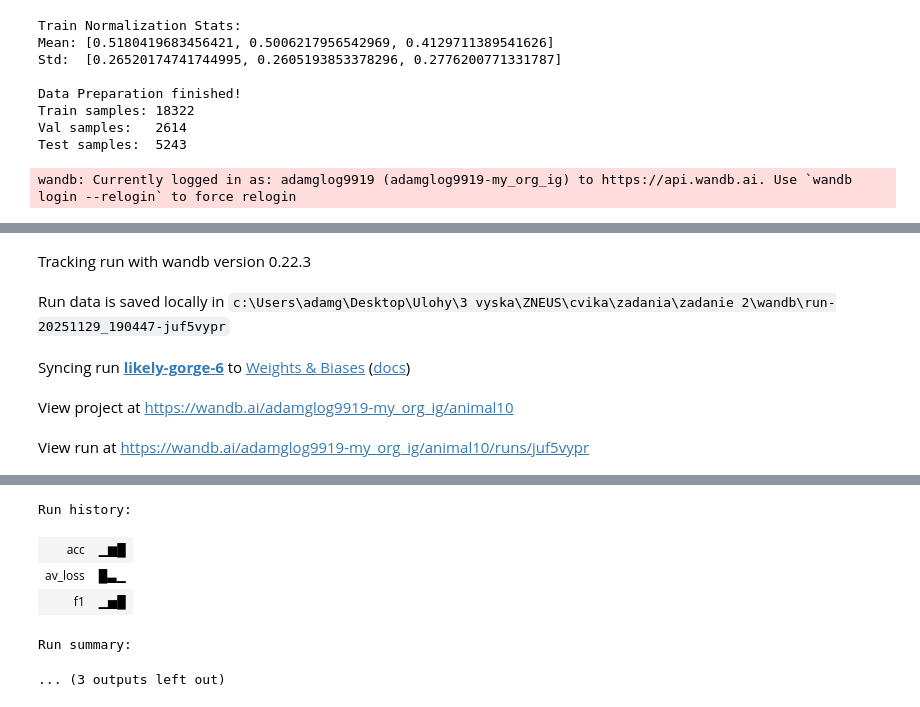
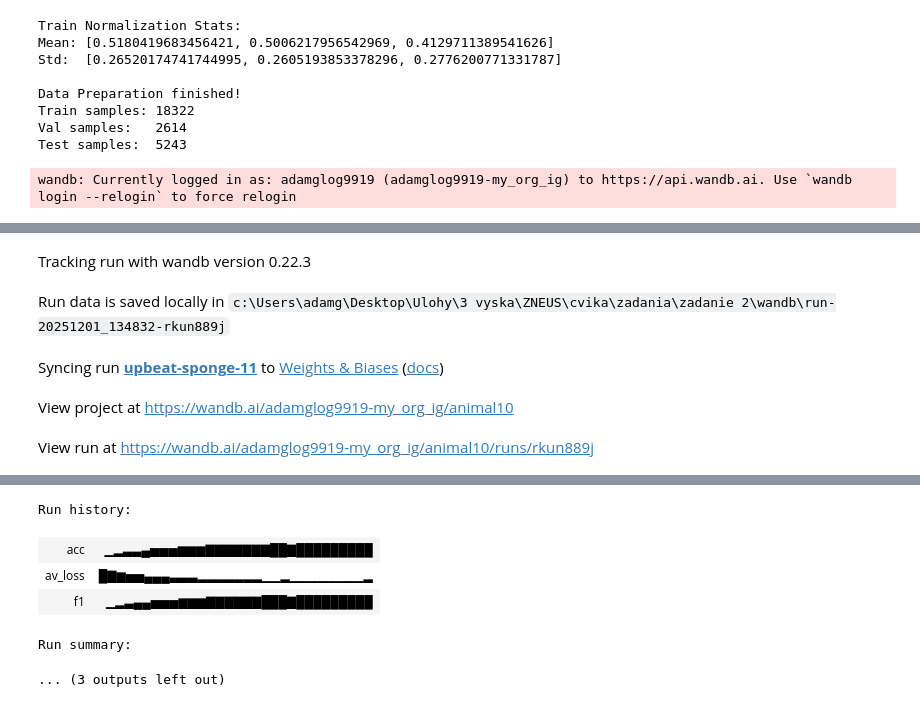
Before and after one commit to alexeybelyaevv/zneus_FIIT_Images, a Jupyter notebook: animals10.ipynb, the cells around one changed output, grey strips where cells are left out. Drawn from its saved outputs; the diff is of its cells as text; code cells hidden in the pictures.

Commit message:
made the architecture smaller, transform of images smaller, training is 3x faster. Ready to implement configs and experiments

```diff
--- a/animals10.ipynb
+++ b/animals10.ipynb
@@ -466,9 +464,11 @@ print("Train Normalization Stats:")
 print("Mean:", mean.tolist())
 print("Std: ", std.tolist())
 
+img_size = (112,122)
+
 train_transforms = transforms.Compose(
     [
-        transforms.Resize((224, 224)),
+        transforms.Resize(img_size),
         transforms.RandomHorizontalFlip(),
         transforms.RandomRotation(10),
         transforms.ToTensor(),
@@ -478,7 +478,7 @@ train_transforms = transforms.Compose(
 
 val_transforms = transforms.Compose(
     [
-        transforms.Resize((224, 224)),
+        transforms.Resize(img_size),
         transforms.ToTensor(),
         transforms.Normalize(mean, std),
     ]
@@ -486,7 +486,7 @@ val_transforms = transforms.Compose(
 
 test_transforms = transforms.Compose(
     [
-        transforms.Resize((224, 224)),
+        transforms.Resize(img_size),
         transforms.ToTensor(),
         transforms.Normalize(mean, std),
     ]
@@ -497,9 +497,9 @@ val_set = ImageFolder(val_path, transform=val_transforms)
 test_set = ImageFolder(test_path, transform=test_transforms)
 
 
-train_loader = DataLoader(train_set, batch_size=16, shuffle=True)
-val_loader = DataLoader(val_set, batch_size=16, shuffle=False)
-test_loader = DataLoader(test_set, batch_size=16, shuffle=False)
+train_loader = DataLoader(train_set, batch_size=128, shuffle=True)
+val_loader = DataLoader(val_set, batch_size=128, shuffle=False)
+test_loader = DataLoader(test_set, batch_size=128, shuffle=False)
 
 print("\nData Preparation finished!")
 print("Train samples:", len(train_set))
@@ -666,7 +666,7 @@ def validate_model(model, data_loader, loss_function):
     }
     return validation_output
 # %%
-min_number_of_epochs = 3
+min_number_of_epochs = 30
 # config = [
 #     {"hidden_layers" : [[64, 128], [256, 512, 512], [4096, 4096, len(test_set.classes)]],
 #      "learning_rate" : 0.0001
@@ -678,14 +678,15 @@ min_number_of_epochs = 3
 #      "learning_rate" : 0.001
 #      },
 # ]
-hidden_layers = [[64, 128], [256, 512, 512], [4096, 4096, len(test_set.classes)]] #this is kinda static, if this changes, output of convolution changes, so the expected input of FCL will change
+hidden_layers = [[64, 128], [256, 256, 256], [1024, 1024, len(test_set.classes)]] #this is kinda static, if this changes, output of convolution changes, so the expected input of FCL will change
 learning_rate = 0.0001
 best_model_f1 = -torch.inf
 best_model_path = "best_model.pt"
 #defining our model
 model = AnimalMLP(hidden_layers, 3, 1, device)
+# for currenct_config in configs:
 if use_wandb:
-    wandb_run = wandb.init(project="animal10")
+    wandb_run = wandb.init(project="animal10")  #, config=current_config
     wandb_run.watch(model, log="all")
 #defining loss function and optimizer
 loss_function = torch.nn.CrossEntropyLoss()
@@ -711,8 +712,8 @@ if use_wandb:
 wandb: Currently logged in as: adamglog9919 (adamglog9919-my_org_ig) to https://api.wandb.ai. Use `wandb login --relogin` to force relogin
 [interactive output not drawn]
 Tracking run with wandb version 0.22.3
-Run data is saved locally in c:\Users\adamg\Desktop\Ulohy\3 vyska\ZNEUS\cvika\zadania\zadanie 2\wandb\run-20251129_190447-juf5vypr
+Run data is saved locally in c:\Users\adamg\Desktop\Ulohy\3 vyska\ZNEUS\cvika\zadania\zadanie 2\wandb\run-20251201_134832-rkun889j
-Syncing run likely-gorge-6 to Weights & Biases (docs)
+Syncing run upbeat-sponge-11 to Weights & Biases (docs)
 View project at https://wandb.ai/adamglog9919-my_org_ig/animal10
-View run at https://wandb.ai/adamglog9919-my_org_ig/animal10/runs/juf5vypr
+View run at https://wandb.ai/adamglog9919-my_org_ig/animal10/runs/rkun889j
 Epoch:  1
@@ -726,8 +736,8 @@ average loss:  1.5887978316807165 acurracy:  0.454858454475899 F1 score: 0.39709
 [interactive output not drawn]
 Run history:
-| acc | ▁▆█ |
-| av_loss | █▃▁ |
-| f1 | ▁▅█ |
+| acc | ▁▂▃▃▄▅▅▅▆▆▆▇▇▇▇▇▇▇██▇█████████ |
+| av_loss | █▇▆▅▅▄▄▄▃▃▃▂▂▂▂▂▂▂▁▁▂▁▁▁▁▁▁▁▁▂ |
+| f1 | ▁▂▃▄▄▅▅▅▆▆▆▇▇▇▇▇▇███▇█████████ |
 Run summary:
 ... (3 outputs left out)
 # %%
```
Also changed, not shown: parts of 8 cells of this notebook.
